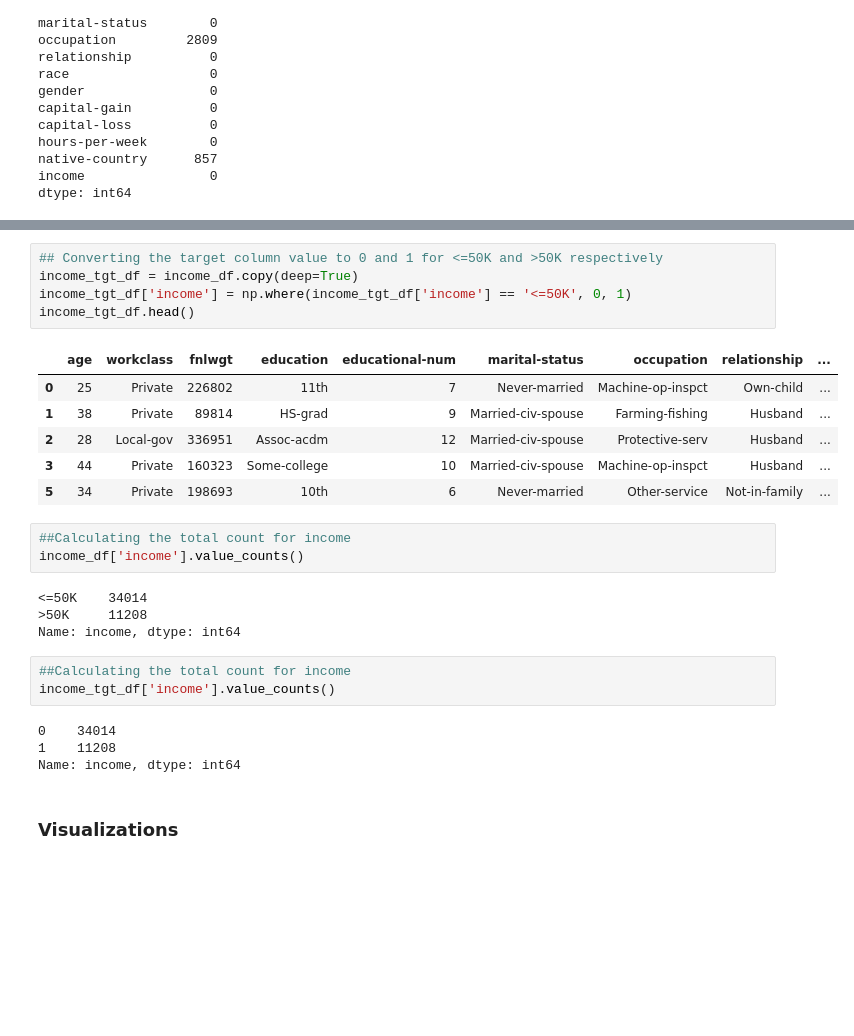
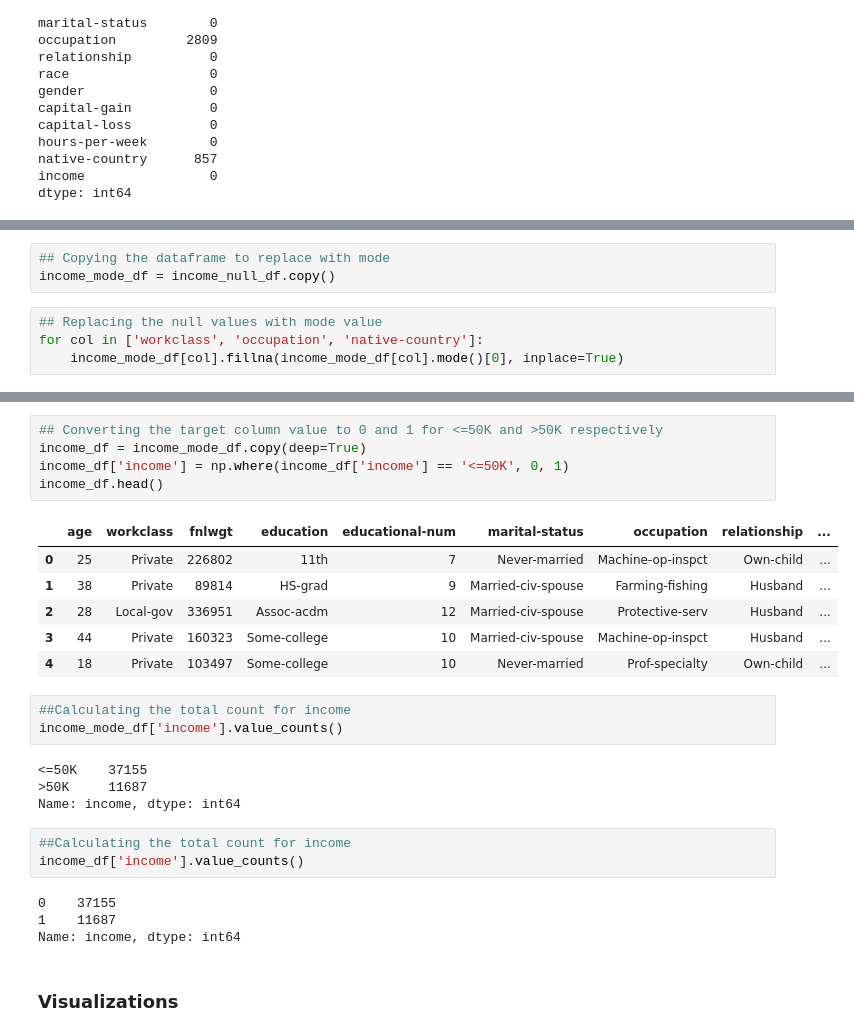
Before and after one commit to adisivam/dsc630, a Jupyter notebook: Term Project/Team_Analytics_DSC630_Term_Project.ipynb, the cells around one changed output, grey strips where cells are left out. Drawn from its saved outputs; the diff is of its cells as text; blank space fills up the shorter version.

```diff
--- a/Term Project/Team_Analytics_DSC630_Term_Project.ipynb
+++ b/Term Project/Team_Analytics_DSC630_Term_Project.ipynb
@@ -198,0 +213,7 @@ income_null_df[income_null_df.workclass.notnull() & income_null_df.occupation.is
+# %%
+## Copying the dataframe to replace with mode
+income_mode_df = income_null_df.copy()
+# %%
+## Replacing the null values with mode value
+for col in ['workclass', 'occupation', 'native-country']:
+    income_mode_df[col].fillna(income_mode_df[col].mode()[0], inplace=True)
@@ -239,29 +279,29 @@ income             45222
 dtype: int64
 # %%
 ## Converting the target column value to 0 and 1 for <=50K and >50K respectively
-income_tgt_df = income_df.copy(deep=True)
-income_tgt_df['income'] = np.where(income_tgt_df['income'] == '<=50K', 0, 1)
-income_tgt_df.head()
+income_df = income_mode_df.copy(deep=True)
+income_df['income'] = np.where(income_df['income'] == '<=50K', 0, 1)
+income_df.head()
 # %% [output]
 |  | age | workclass | fnlwgt | education | educational-num | marital-status | occupation | relationship | ... |
 | 0 | 25 | Private | 226802 | 11th | 7 | Never-married | Machine-op-inspct | Own-child | ... |
 | 1 | 38 | Private | 89814 | HS-grad | 9 | Married-civ-spouse | Farming-fishing | Husband | ... |
 | 2 | 28 | Local-gov | 336951 | Assoc-acdm | 12 | Married-civ-spouse | Protective-serv | Husband | ... |
 | 3 | 44 | Private | 160323 | Some-college | 10 | Married-civ-spouse | Machine-op-inspct | Husband | ... |
-| 5 | 34 | Private | 198693 | 10th | 6 | Never-married | Other-service | Not-in-family | ... |
+| 4 | 18 | Private | 103497 | Some-college | 10 | Never-married | Prof-specialty | Own-child | ... |
 # %%
 ##Calculating the total count for income
-income_df['income'].value_counts()
+income_mode_df['income'].value_counts()
 # %% [output]
-<=50K    34014
->50K     11208
+<=50K    37155
+>50K     11687
 Name: income, dtype: int64
 # %%
 ##Calculating the total count for income
-income_tgt_df['income'].value_counts()
+income_df['income'].value_counts()
 # %% [output]
-0    34014
-1    11208
+0    37155
+1    11687
 Name: income, dtype: int64
 # %% [markdown]
 ### Visualizations
```
Also changed, not shown: parts of 81 cells of this notebook, 1 other file.
